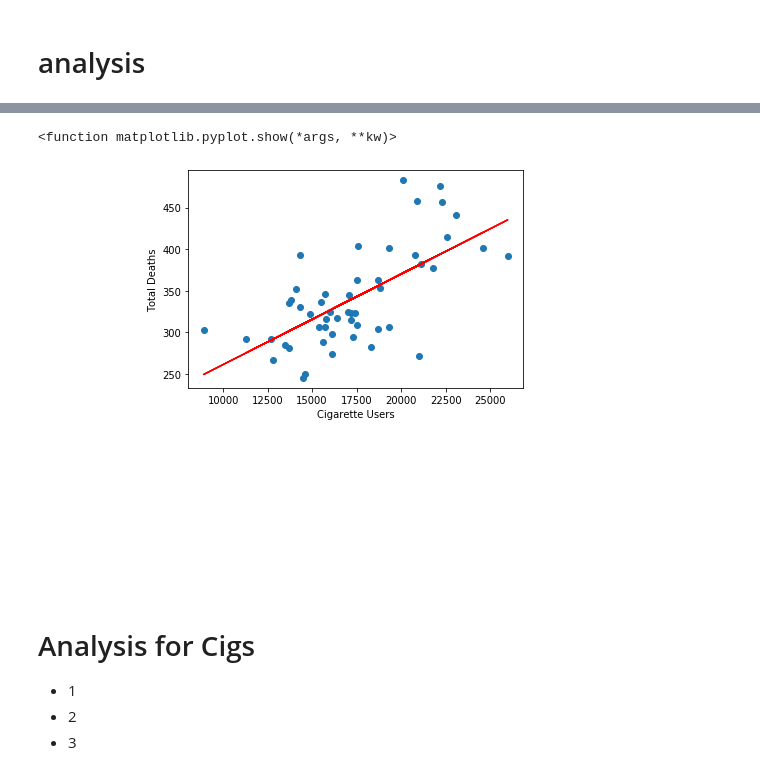
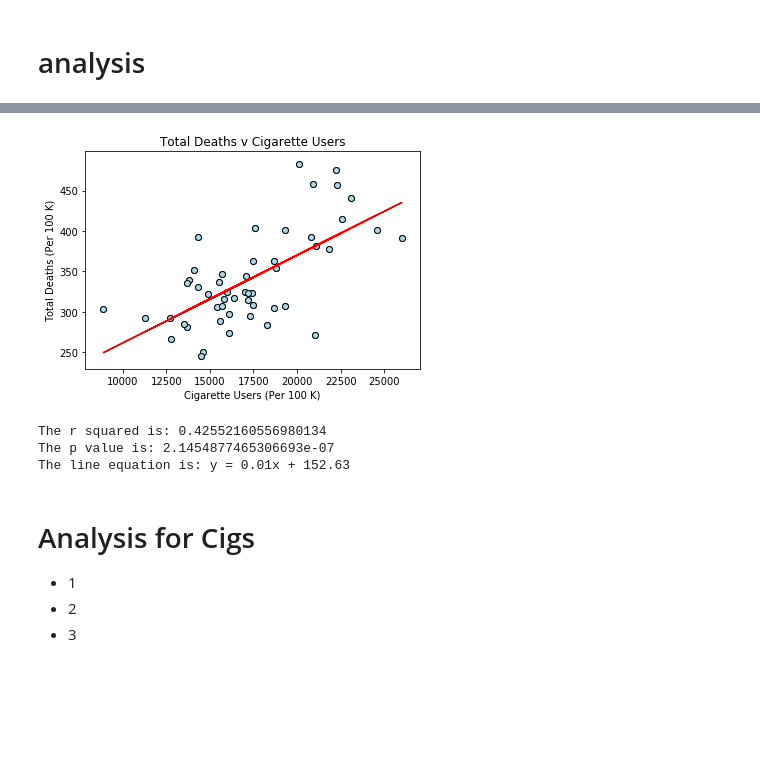
Before and after one commit to ASooklall/project-1-cvd, a Jupyter notebook: project-1-team-6.ipynb, the cells around one changed output, grey strips where cells are left out. Drawn from its saved outputs; the diff is of its cells as text; code cells hidden in the pictures; blank space fills up the shorter version.

Commit message:
updated cig plots

```diff
--- a/project-1-team-6.ipynb
+++ b/project-1-team-6.ipynb
@@ -75,19 +65,29 @@ Text(0, 0.5, 'Total Deaths')
 # %%
-#linear regression
 x_values = base_df['Cigarette Users']
 y_values = base_df['Total Deaths']
-(slope, intercept, rvalue, pvalue, stderr) = linregress(x_values, y_values)
+(slope, intercept, cig_rvalue, cig_pvalue, stderr) = linregress(x_values, y_values)
 regress_values = x_values * slope + intercept
-line_eq = "y = " + str(round(slope,2)) + "x + " + str(round(intercept,2))
+line_eq_cig = "y = " + str(round(slope,2)) + "x + " + str(round(intercept,2))
+
+
 plt.scatter(x_values,y_values)
 plt.plot(x_values,regress_values,"r-")
-plt.annotate(line_eq,(6,10),fontsize=15,color="red")
-plt.xlabel('Cigarette Users')
-plt.ylabel('Total Deaths')
-plt.show
+
+plt.scatter(base_df["Cigarette Users"],base_df["Total Deaths"], c="lightblue", edgecolor="black")
+plt.title("Total Deaths v Cigarette Users")
+plt.xlabel('Cigarette Users (Per 100 K)')
+plt.ylabel('Total Deaths (Per 100 K)')
+plt.show()
+
+#r2
+print(f'The r squared is: {cig_rvalue**2}')
+print(f'The p value is: {cig_pvalue}')
+print(f'The line equation is: {line_eq_cig}')
 # %% [output]
+[figure, new version]
-<function matplotlib.pyplot.show(*args, **kw)>
+The r squared is: 0.42552160556980134
+The p value is: 2.1454877465306693e-07
+The line equation is: y = 0.01x + 152.63
-[figure, old version]
 # %% [markdown]
 # Analysis for Cigs
 * 1
```
Also changed, not shown: parts of 4 cells of this notebook.
